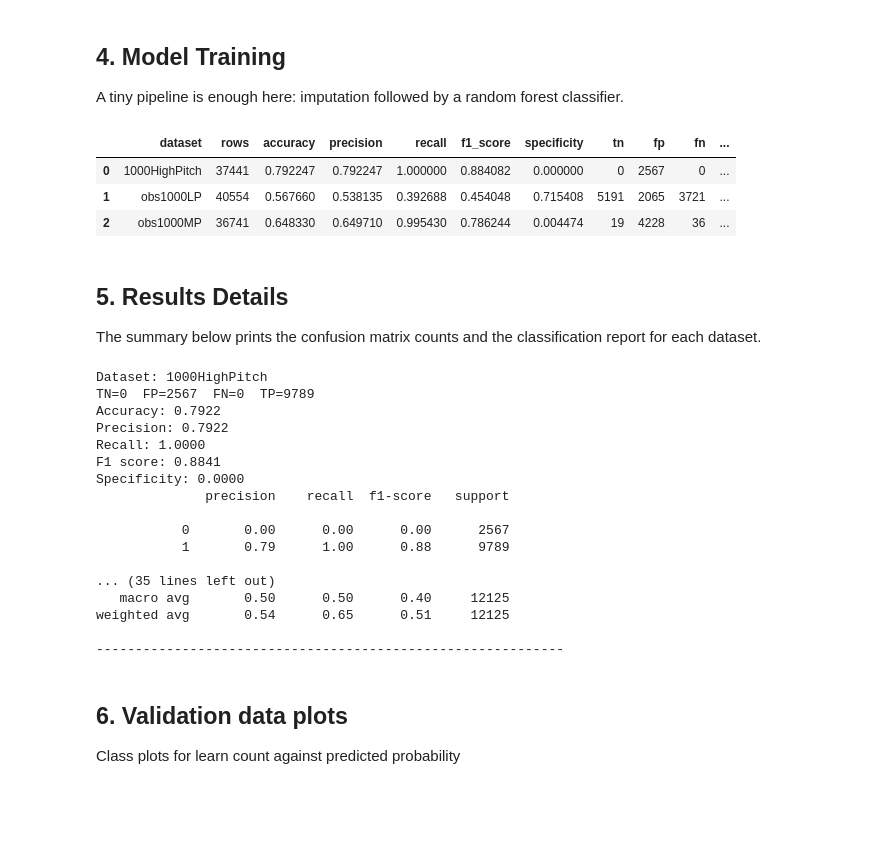
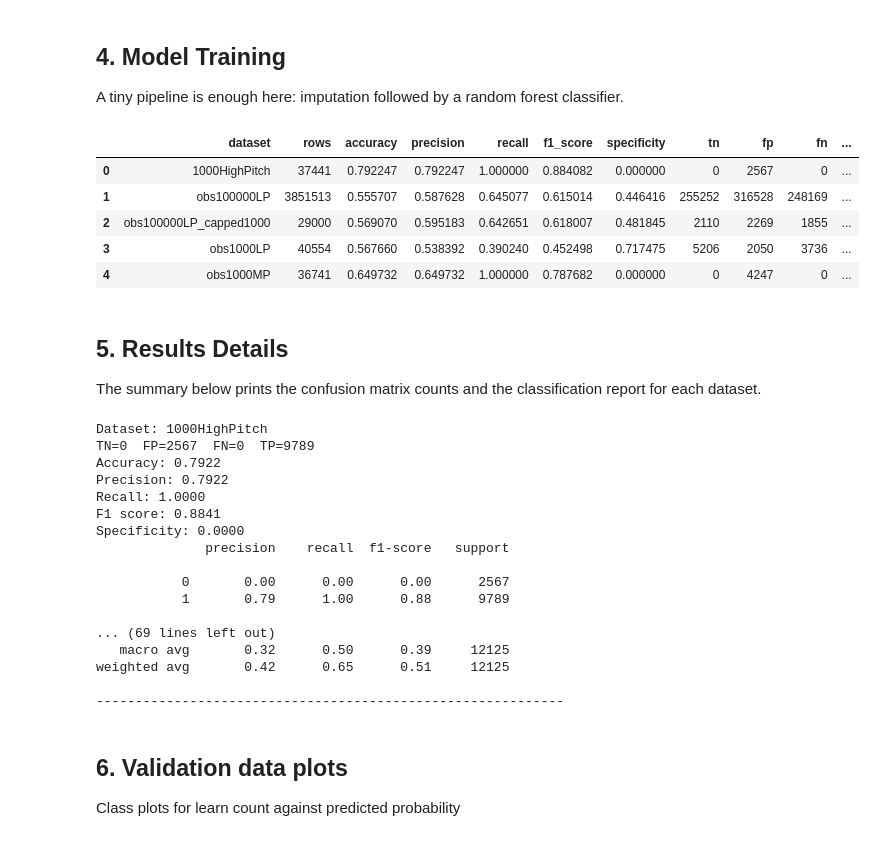
Before and after one commit to andrewvalletta/DissertationRepo, a Jupyter notebook: python/random_forest.ipynb, the cells around one changed output. Saved outputs shown, nothing was run; the diff lists cells and outputs as text; code cells hidden in the pictures; blank space fills up the shorter version.

```diff
--- a/python/random_forest.ipynb
+++ b/python/random_forest.ipynb
@@ -108,7 +124,7 @@ A tiny pipeline is enough here: imputation followed by a random forest classifie
 def build_model() -> Pipeline:
     return make_pipeline(
         SimpleImputer(strategy="median"),
-        RandomForestClassifier(random_state=RANDOM_SEED),
+        RandomForestClassifier(random_state=RANDOM_SEED, min_samples_leaf=50),
     )
 
 
@@ -131,35 +147,37 @@ def train_and_evaluate(frame: pd.DataFrame) -> dict[str, Any]:
         "X_test": X_test.reset_index(drop=True),
         "y_test": y_test.reset_index(drop=True),
         "y_pred": pd.Series(y_pred),
         "metrics": {
             "accuracy": accuracy_score(y_test, y_pred),
             "precision": precision_score(y_test, y_pred, zero_division=0),
             "recall": recall_score(y_test, y_pred, zero_division=0),
             "f1_score": f1_score(y_test, y_pred, zero_division=0),
             "specificity": tn / (tn + fp) if (tn + fp) else 0.0,
             "tn": tn,
             "fp": fp,
             "fn": fn,
             "tp": tp,
         },
     }
 
 
 training_results = {}
 results_rows = []
 
 for dataset_name, frame in datasets.items():
     result = train_and_evaluate(frame)
     training_results[dataset_name] = result
     results_rows.append({"dataset": dataset_name, "rows": len(frame), **result["metrics"]})
 
 results_df = pd.DataFrame(results_rows).sort_values("dataset").reset_index(drop=True)
 display(results_df)
 # %% [output]
 |  | dataset | rows | accuracy | precision | recall | f1_score | specificity | tn | fp | fn | ... |
 | 0 | 1000HighPitch | 37441 | 0.792247 | 0.792247 | 1.000000 | 0.884082 | 0.000000 | 0 | 2567 | 0 | ... |
-| 1 | obs1000LP | 40554 | 0.567660 | 0.538135 | 0.392688 | 0.454048 | 0.715408 | 5191 | 2065 | 3721 | ... |
-| 2 | obs1000MP | 36741 | 0.648330 | 0.649710 | 0.995430 | 0.786244 | 0.004474 | 19 | 4228 | 36 | ... |
+| 1 | obs100000LP | 3851513 | 0.555707 | 0.587628 | 0.645077 | 0.615014 | 0.446416 | 255252 | 316528 | 248169 | ... |
+| 2 | obs100000LP_capped1000 | 29000 | 0.569070 | 0.595183 | 0.642651 | 0.618007 | 0.481845 | 2110 | 2269 | 1855 | ... |
+| 3 | obs1000LP | 40554 | 0.567660 | 0.538392 | 0.390240 | 0.452498 | 0.717475 | 5206 | 2050 | 3736 | ... |
+| 4 | obs1000MP | 36741 | 0.649732 | 0.649732 | 1.000000 | 0.787682 | 0.000000 | 0 | 4247 | 0 | ... |
 # %% [markdown]
 ## 5. Results Details
 
@@ -193,9 +211,9 @@ Specificity: 0.0000
            0       0.00      0.00      0.00      2567
            1       0.79      1.00      0.88      9789
 
-... (35 lines left out)
-   macro avg       0.50      0.50      0.40     12125
-weighted avg       0.54      0.65      0.51     12125
+... (69 lines left out)
+   macro avg       0.32      0.50      0.39     12125
+weighted avg       0.42      0.65      0.51     12125
 
 ------------------------------------------------------------
 # %% [markdown]
```
Also changed, not shown: parts of 4 cells of this notebook.
